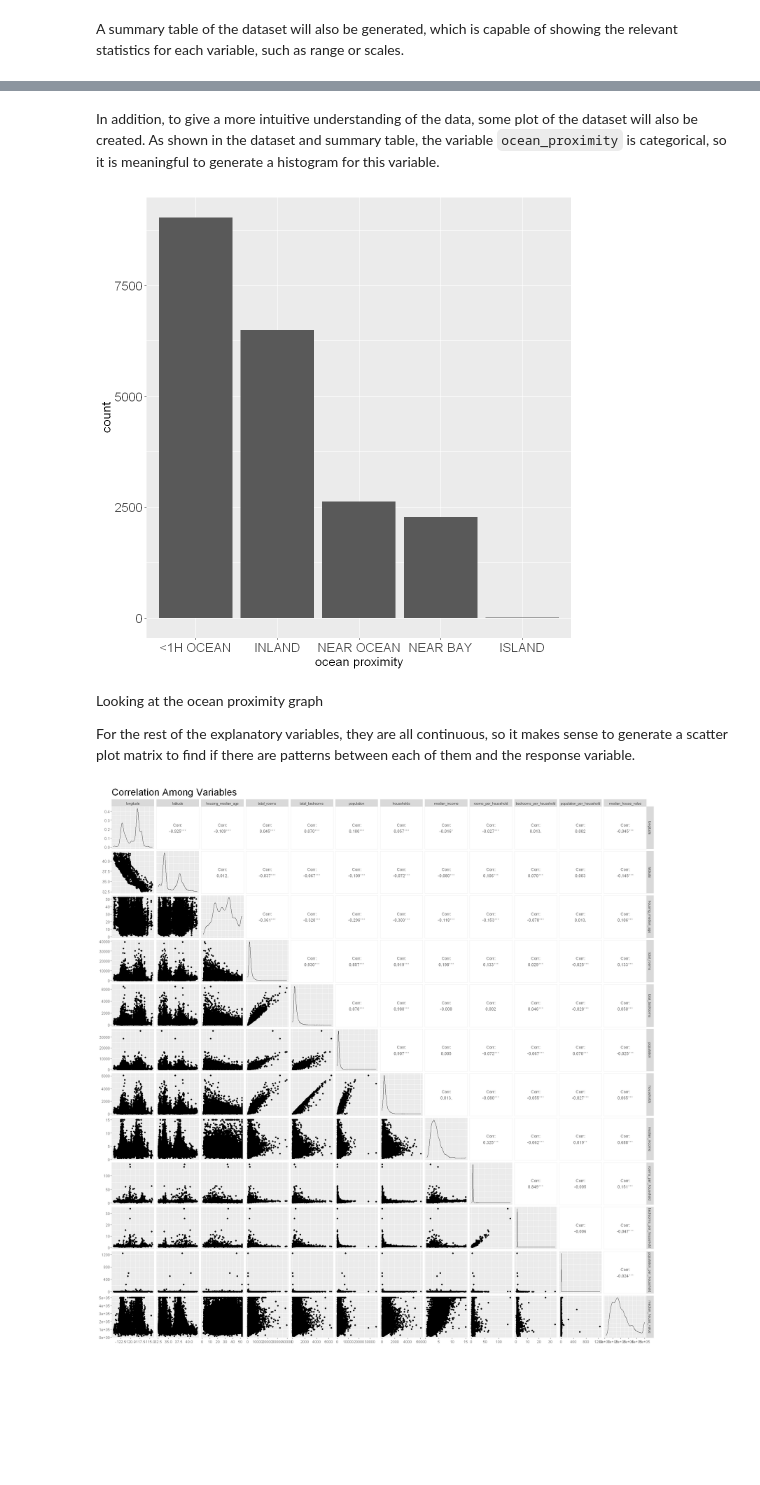
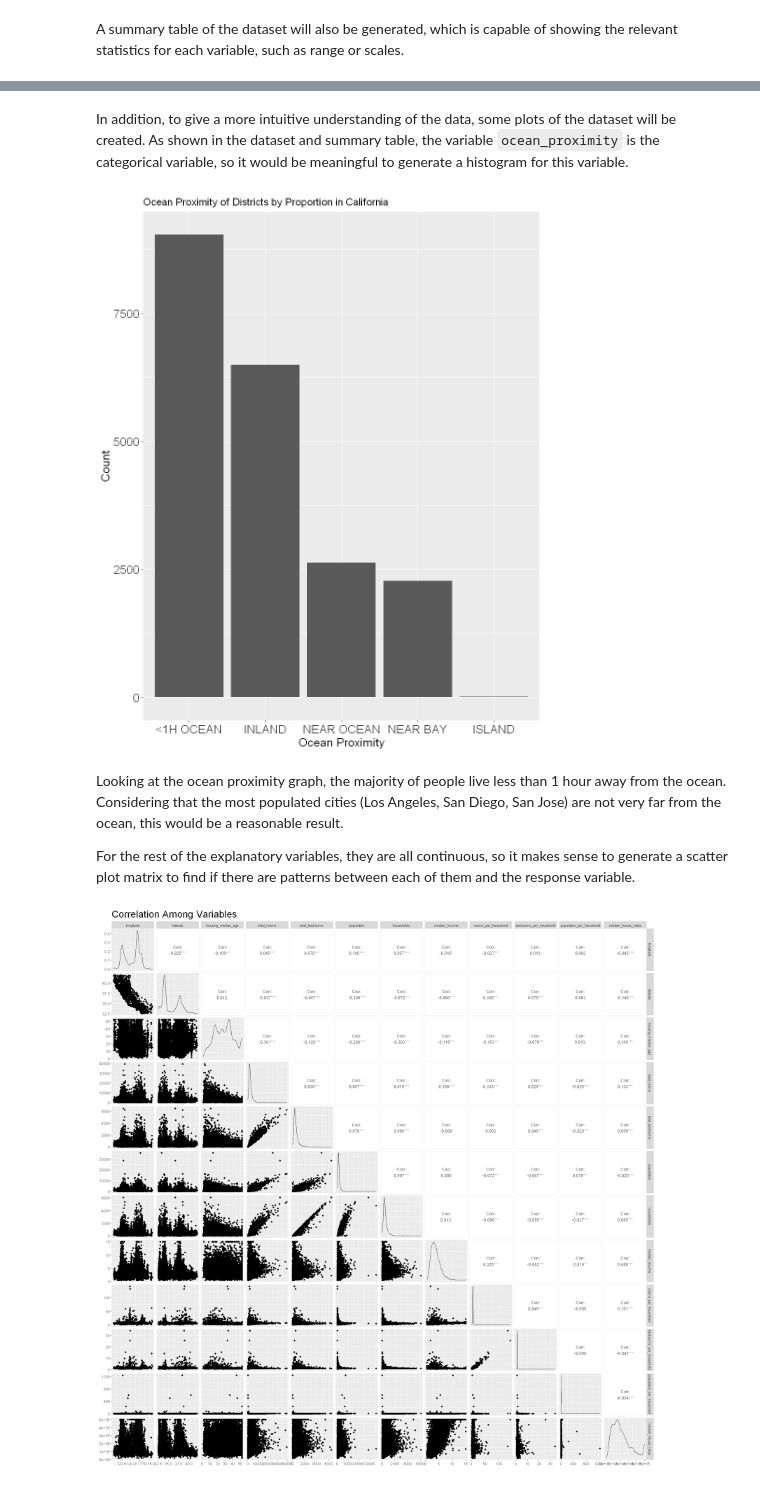
Before and after one commit to sidahuja1/Stat-301-Group-4, a Jupyter notebook: Proposal.ipynb, the cells around one changed output, grey strips where cells are left out. Cells and saved outputs as stored; diff of their text form; code cells hidden in the pictures; blank space fills up the shorter version.

Commit message:
Added comments about the graphs

```diff
--- a/Proposal.ipynb
+++ b/Proposal.ipynb
@@ -50,9 +50,8 @@ Registered S3 method overwritten by 'GGally':
 # %% [markdown]
 Firstly, we download the data from the web and save it to the repository. As we are taking into account all the data in the dataset, we will also drop all invalid columns, so we don't make inferences or predictions based on incomplete information. After removing the missing values, we can then take a glimpse of the head of the dataset.
 # %%
-# data <- read.csv("https://raw.githubusercontent.com/ageron/handson-ml/master/datasets/housing/housing.csv")
-# write.csv(data,"house_data.csv", row.names = FALSE)
-data <- read.csv("house_data.csv")
+data <- read.csv("https://raw.githubusercontent.com/ageron/handson-ml/master/datasets/housing/housing.csv")
+write.csv(data,"house_data.csv", row.names = FALSE)
 data <- data %>% drop_na()
 head(data)
 # %% [output]
@@ -111,20 +110,19 @@ A psych: 13 × 13
 | population_per_household | 12 | 20433 | 3.071533 | 1.043827e+01 | 2.817582 | 2.857079 | 6.219966e-01 | 0.6923077 | 1243.33333 | 1242.64103 | 97.14150073 | ... |
 | median_house_value | 13 | 20433 | 206864.413155 | 1.154357e+05 | 179700.000000 | 192768.715972 | 1.014098e+05 | 14999.0000000 | 500001.00000 | 485002.00000 | 0.97814626 | ... |
 # %% [markdown]
-In addition, to give a more intuitive understanding of the data, some plot of the dataset will also be created. As shown in the dataset and summary table, the variable `ocean_proximity` is categorical, so it is meaningful to generate a histogram for this variable.
+In addition, to give a more intuitive understanding of the data, some plots of the dataset will be created. As shown in the dataset and summary table, the variable `ocean_proximity` is the categorical variable, so it would be meaningful to generate a histogram for this variable.
 # %%
-options(repr.plot.width=8, repr.plot.height=8)
+options(repr.plot.width=8, repr.plot.height=10)
 ggplot(data, aes(x = reorder(ocean_proximity, ocean_proximity, function(x)-length(x)))) +
     geom_bar(stat = "count") +
-    xlab("ocean proximity") +
-    xlab("ocean proximity") +
+    labs(title = "Ocean Proximity of Districts by Proportion in California", x = "Ocean Proximity", y = "Count") +
     theme(axis.text = element_text(size = 15),
          axis.title.x = element_text(size = 15),
          axis.title.y = element_text(size = 15))
 # %% [output]
-[figure, old version]
+[figure, new version]
 # %% [markdown]
-Looking at the ocean proximity graph
+Looking at the ocean proximity graph, the majority of people live less than 1 hour away from the ocean. Considering that the most populated cities (Los Angeles, San Diego, San Jose) are not very far from the ocean, this would be a reasonable result.
 
 For the rest of the explanatory variables, they are all continuous, so it makes sense to generate a scatter plot matrix to find if there are patterns between each of them and the response variable.
 # %%
```
Also changed, not shown: parts of 3 cells of this notebook.
